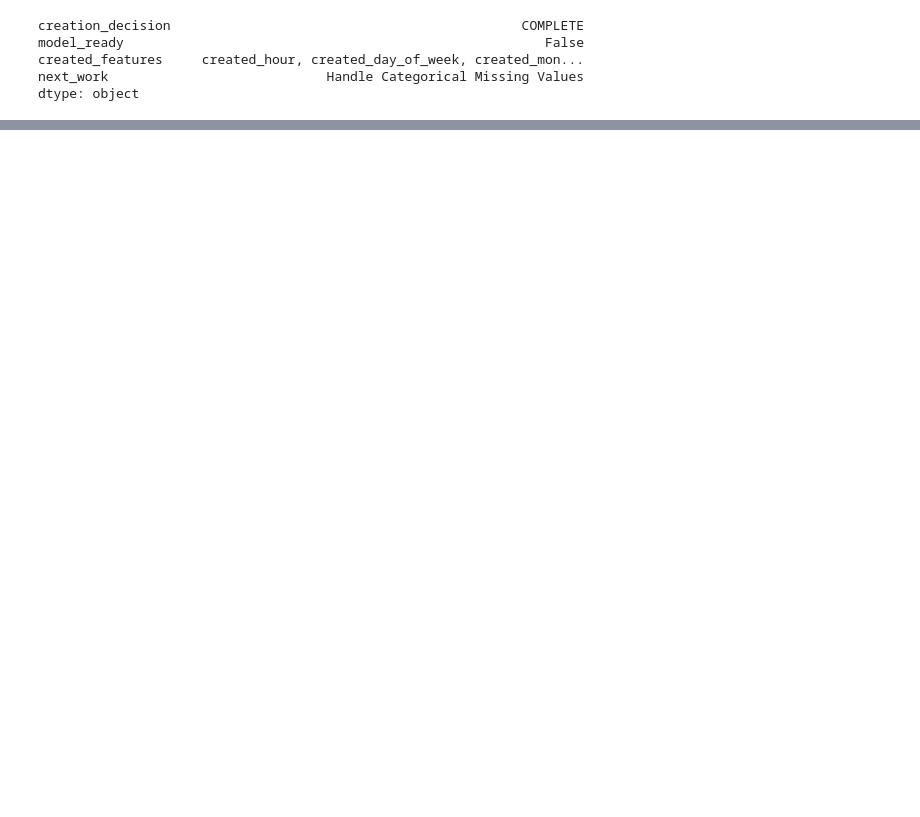
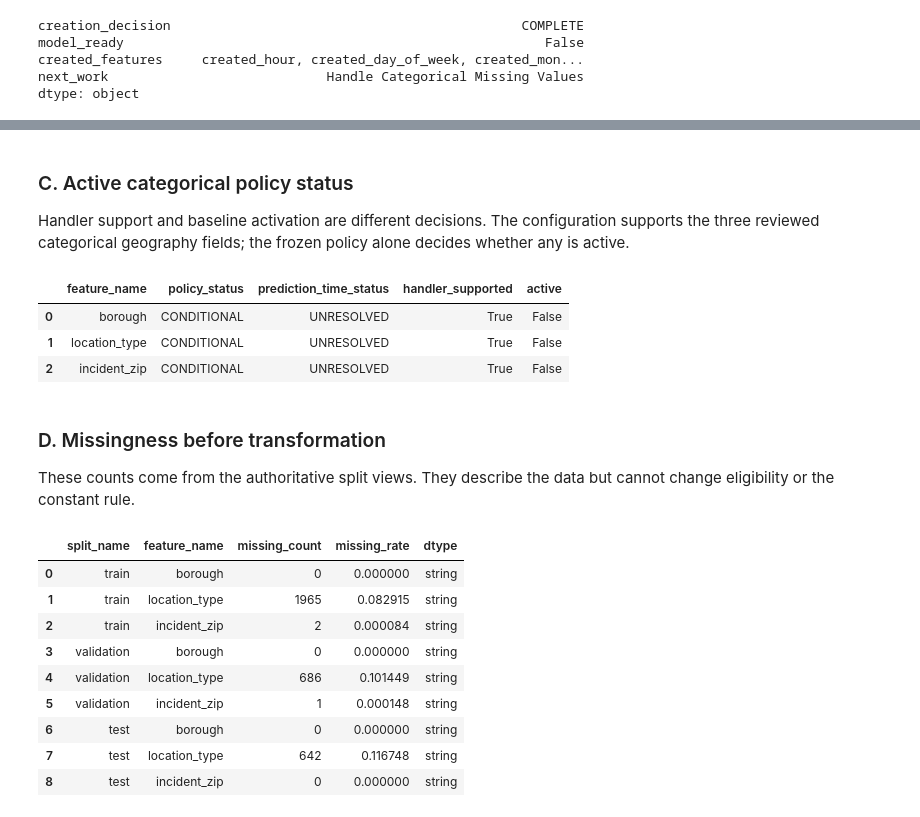
Before and after one commit to mmubashir95/urban-operations-intelligence-platform, a Jupyter notebook: notebooks/11_feature_engineering_and_preprocessing.ipynb, the cells around one changed output, grey strips where cells are left out. Saved outputs shown, nothing was run; the diff lists cells and outputs as text; code cells hidden in the pictures; blank space fills up the shorter version.

```diff
--- a/notebooks/11_feature_engineering_and_preprocessing.ipynb
+++ b/notebooks/11_feature_engineering_and_preprocessing.ipynb
@@ -479,0 +486,24 @@ dtype: object
+# %%
+from urban_ops.features.categorical_missing import (
+    active_categorical_feature_names,
+    build_categorical_missing_evidence,
+    build_categorical_reconciliation_table,
+    load_categorical_missing_config,
+    replace_categorical_missing,
+    replace_split_categorical_missing,
+)
+
+MISSING_CONFIG_PATH = PROJECT_ROOT / 'configs/features/resolution_risk_categorical_missing.yaml'
+missing_config = load_categorical_missing_config(MISSING_CONFIG_PATH)
+categorical_governed_inputs = tuple(dict.fromkeys((*governed_inputs, MISSING_CONFIG_PATH, PROJECT_ROOT / 'src/urban_ops/features/temporal.py')))
+categorical_before_states = {
+    str(path.relative_to(PROJECT_ROOT)): file_state(path)
+    for path in categorical_governed_inputs
+}
+active_categorical_names = active_categorical_feature_names(policy, missing_config)
+pd.Series({
+    'strategy': missing_config.strategy,
+    'missing_token': missing_config.token,
+    'supported_columns': ', '.join(missing_config.supported_columns),
+    'active_columns': ', '.join(active_categorical_names) or 'NONE',
+})
@@ -479,0 +520,51 @@ dtype: object
+# %% [markdown]
+### C. Active categorical policy status
+
+Handler support and baseline activation are different decisions. The configuration supports the three reviewed categorical geography fields; the frozen policy alone decides whether any is active.
+# %%
+categorical_policy_table = pd.DataFrame([
+    {
+        'feature_name': name,
+        'policy_status': policy.by_name[name].policy_status.value,
+        'prediction_time_status': policy.by_name[name].prediction_time_status,
+        'handler_supported': True,
+        'active': name in active_categorical_names,
+    }
+    for name in missing_config.supported_columns
+])
+display(categorical_policy_table)
+assert categorical_policy_table['policy_status'].eq('CONDITIONAL').all()
+assert categorical_policy_table['active'].eq(False).all()
+# %% [output]
+|  | feature_name | policy_status | prediction_time_status | handler_supported | active |
+| 0 | borough | CONDITIONAL | UNRESOLVED | True | False |
+| 1 | location_type | CONDITIONAL | UNRESOLVED | True | False |
+| 2 | incident_zip | CONDITIONAL | UNRESOLVED | True | False |
+# %% [markdown]
+### D. Missingness before transformation
+
+These counts come from the authoritative split views. They describe the data but cannot change eligibility or the constant rule.
+# %%
+missingness_before = pd.DataFrame([
+    {
+        'split_name': split_name,
+        'feature_name': feature_name,
+        'missing_count': int(frame[feature_name].isna().sum()),
+        'missing_rate': int(frame[feature_name].isna().sum()) / len(frame),
+        'dtype': str(frame[feature_name].dtype),
+    }
+    for split_name, frame in derived_frames.items()
+    for feature_name in missing_config.supported_columns
+])
+display(missingness_before)
+# %% [output]
+|  | split_name | feature_name | missing_count | missing_rate | dtype |
+| 0 | train | borough | 0 | 0.000000 | string |
+| 1 | train | location_type | 1965 | 0.082915 | string |
+| 2 | train | incident_zip | 2 | 0.000084 | string |
+| 3 | validation | borough | 0 | 0.000000 | string |
+| 4 | validation | location_type | 686 | 0.101449 | string |
+| 5 | validation | incident_zip | 1 | 0.000148 | string |
+| 6 | test | borough | 0 | 0.000000 | string |
+| 7 | test | location_type | 642 | 0.116748 | string |
+| 8 | test | incident_zip | 0 | 0.000000 | string |
```
Also changed, not shown: parts of 17 cells of this notebook, 8 other files.
